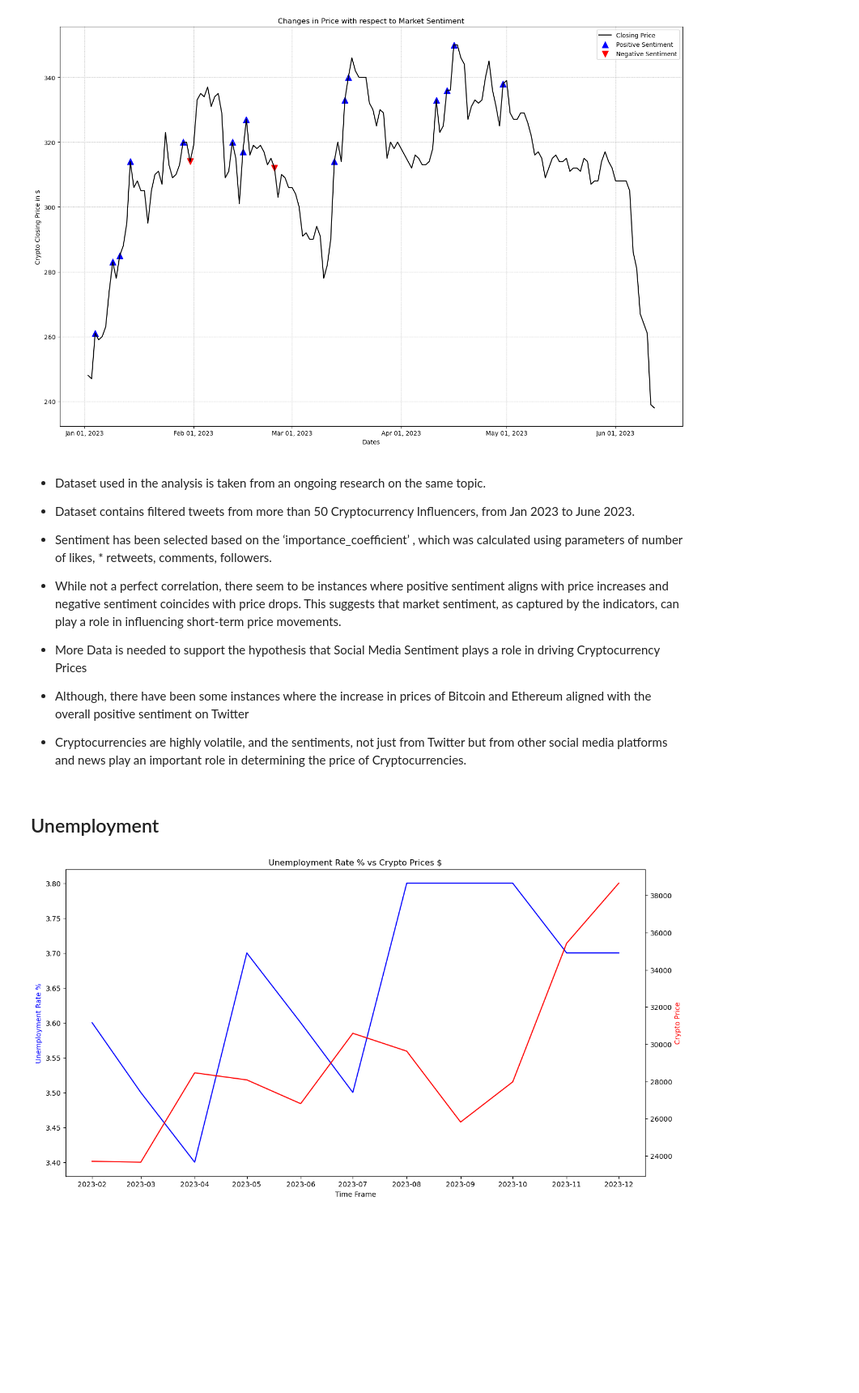
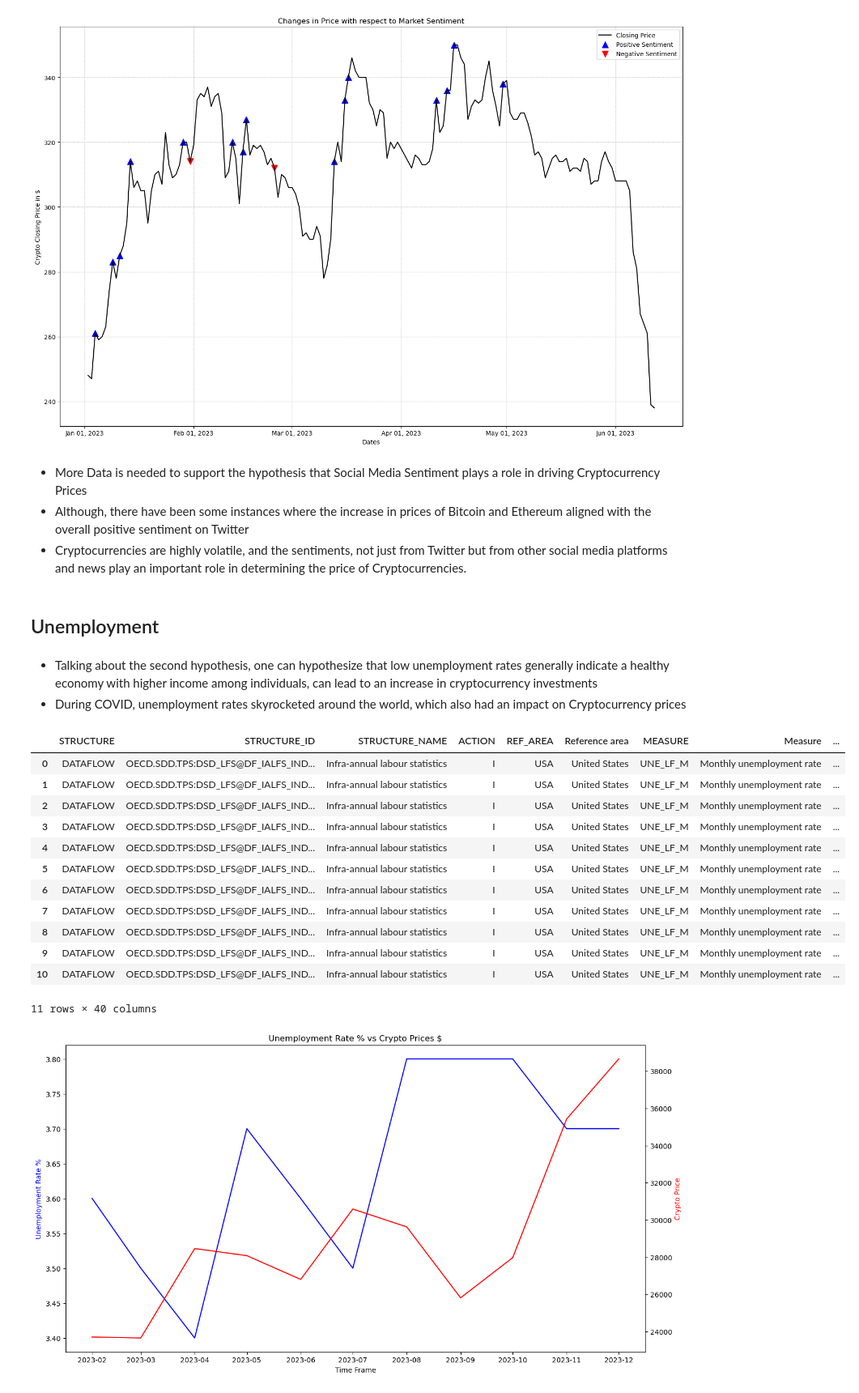
Before and after one commit to patil-aryan/2024Spr_projects, a Jupyter notebook: Cryptocurrency_Trends.ipynb, the cells around one changed output. Shown at 81% size. Drawn from its saved outputs; the diff is of its cells as text; code cells hidden in the pictures; blank space fills up the shorter version.

```diff
--- a/Cryptocurrency_Trends.ipynb
+++ b/Cryptocurrency_Trends.ipynb
@@ -30,17 +60,16 @@ bnb_tweets = f.crypto_sentiment("./TwitterData/bnb_selected_with_sentiment_2023_
 # %% [output]
 [figure]
 # %% [markdown]
-*  Dataset used in the analysis is taken from an ongoing research on the same topic.
-*  Dataset contains filtered tweets from more than 50 Cryptocurrency Influencers, from Jan 2023 to June 2023.
-*  Sentiment has been selected based on the ‘importance_coefficient’ , which was calculated using parameters of number of likes, *  retweets, comments, followers.
-
-*  While not a perfect correlation, there seem to be instances where positive sentiment aligns with price increases and negative sentiment coincides with price drops. This suggests that market sentiment, as captured by the indicators, can play a role in influencing short-term price movements.
 
 *  More Data is needed to support the hypothesis that Social Media Sentiment plays a role in driving Cryptocurrency Prices
 * Although, there have been some instances where the increase in prices of Bitcoin and Ethereum aligned with the overall positive sentiment on Twitter
 * Cryptocurrencies are highly volatile, and the sentiments, not just from Twitter but from other social media platforms and news play an important role in determining the price of Cryptocurrencies.
 # %% [markdown]
 ## Unemployment
+# %% [markdown]
+*  Talking about the second hypothesis, one can hypothesize that low unemployment rates generally indicate a healthy
+   economy with higher income among individuals, can lead to an increase in cryptocurrency investments
+*  During COVID, unemployment rates skyrocketed around the world, which also had an impact on Cryptocurrency prices
 # %%
 unemployment_usa = f.unemployment_data("./EconomicFactors/monthly_unemployment_data.csv", period_one = '2023-01-01', period_two = '2023-12-31')
 unemployment_usa
@@ -48,4 +77,19 @@ unemployment_usa = unemployment_usa.rename(columns = {"TIME_PERIOD":"Date"})
 unemployment_usa['Date'] = pd.to_datetime(unemployment_usa['Date'])
 # %%
 merged_data_btc = pd.merge(unemployment_usa, bitcoin, left_on='Date', right_on='Date', how='inner')
+merged_data_btc
+# %% [output]
+|  | STRUCTURE | STRUCTURE_ID | STRUCTURE_NAME | ACTION | REF_AREA | Reference area | MEASURE | Measure | ... |
+| 0 | DATAFLOW | OECD.SDD.TPS:DSD_LFS@DF_IALFS_IND... | Infra-annual labour statistics | I | USA | United States | UNE_LF_M | Monthly unemployment rate | ... |
+| 1 | DATAFLOW | OECD.SDD.TPS:DSD_LFS@DF_IALFS_IND... | Infra-annual labour statistics | I | USA | United States | UNE_LF_M | Monthly unemployment rate | ... |
+| 2 | DATAFLOW | OECD.SDD.TPS:DSD_LFS@DF_IALFS_IND... | Infra-annual labour statistics | I | USA | United States | UNE_LF_M | Monthly unemployment rate | ... |
+| 3 | DATAFLOW | OECD.SDD.TPS:DSD_LFS@DF_IALFS_IND... | Infra-annual labour statistics | I | USA | United States | UNE_LF_M | Monthly unemployment rate | ... |
+| 4 | DATAFLOW | OECD.SDD.TPS:DSD_LFS@DF_IALFS_IND... | Infra-annual labour statistics | I | USA | United States | UNE_LF_M | Monthly unemployment rate | ... |
+| 5 | DATAFLOW | OECD.SDD.TPS:DSD_LFS@DF_IALFS_IND... | Infra-annual labour statistics | I | USA | United States | UNE_LF_M | Monthly unemployment rate | ... |
+| 6 | DATAFLOW | OECD.SDD.TPS:DSD_LFS@DF_IALFS_IND... | Infra-annual labour statistics | I | USA | United States | UNE_LF_M | Monthly unemployment rate | ... |
+| 7 | DATAFLOW | OECD.SDD.TPS:DSD_LFS@DF_IALFS_IND... | Infra-annual labour statistics | I | USA | United States | UNE_LF_M | Monthly unemployment rate | ... |
+| 8 | DATAFLOW | OECD.SDD.TPS:DSD_LFS@DF_IALFS_IND... | Infra-annual labour statistics | I | USA | United States | UNE_LF_M | Monthly unemployment rate | ... |
+| 9 | DATAFLOW | OECD.SDD.TPS:DSD_LFS@DF_IALFS_IND... | Infra-annual labour statistics | I | USA | United States | UNE_LF_M | Monthly unemployment rate | ... |
+| 10 | DATAFLOW | OECD.SDD.TPS:DSD_LFS@DF_IALFS_IND... | Infra-annual labour statistics | I | USA | United States | UNE_LF_M | Monthly unemployment rate | ... |
+11 rows × 40 columns
 # %%
```
Also changed, not shown: parts of 24 cells of this notebook.
